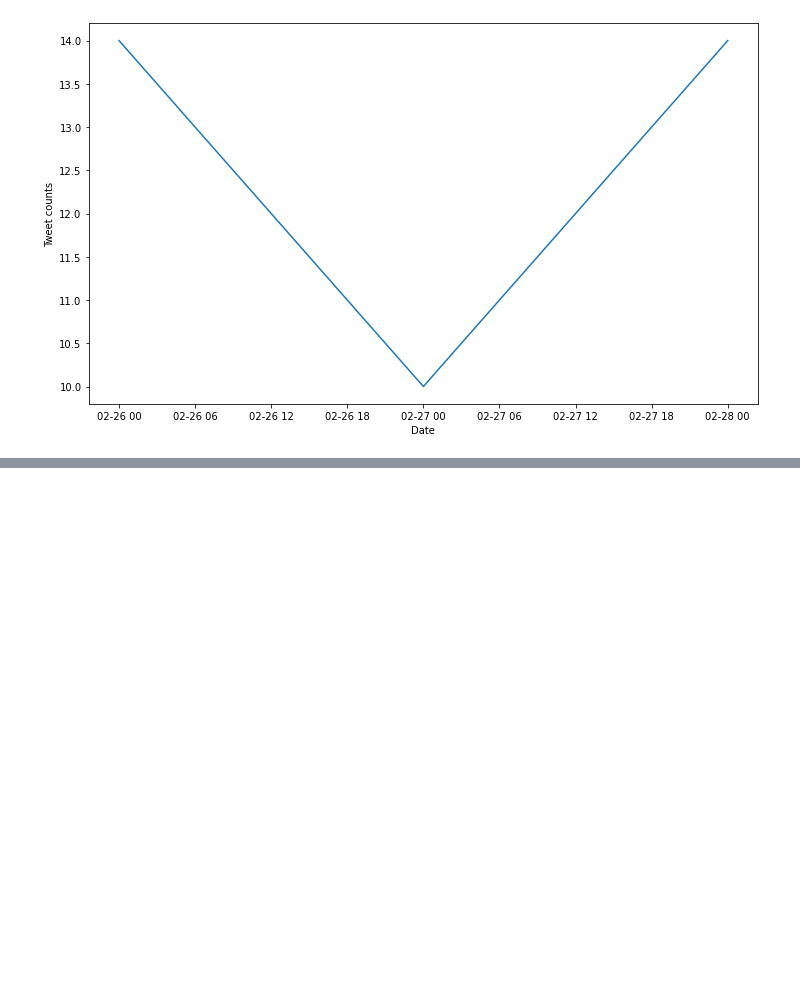
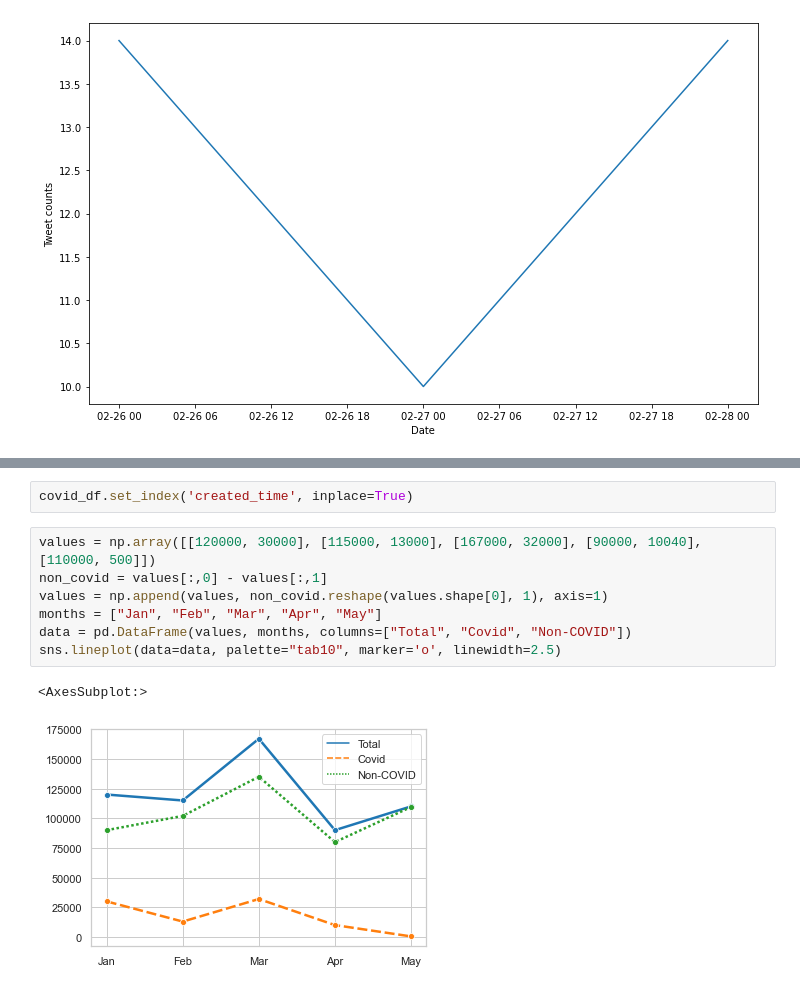
Before and after one commit to cmplx-xyttmt/covid19-uganda-twitter-data-analysis, a Jupyter notebook: Ugandan Tweets Analysis.ipynb, the cells around one changed output, grey strips where cells are left out. Saved outputs shown, nothing was run; the diff lists cells and outputs as text; blank space fills up the shorter version.

```diff
--- a/Ugandan Tweets Analysis.ipynb
+++ b/Ugandan Tweets Analysis.ipynb
@@ -120,0 +135,12 @@ g.set(xticks=x_dates)
+# %%
+covid_df.set_index('created_time', inplace=True)
+# %%
+values = np.array([[120000, 30000], [115000, 13000], [167000, 32000], [90000, 10040], [110000, 500]])
+non_covid = values[:,0] - values[:,1]
+values = np.append(values, non_covid.reshape(values.shape[0], 1), axis=1)
+months = ["Jan", "Feb", "Mar", "Apr", "May"]
+data = pd.DataFrame(values, months, columns=["Total", "Covid", "Non-COVID"])
+sns.lineplot(data=data, palette="tab10", marker='o', linewidth=2.5)
+# %% [output]
+<AxesSubplot:>
+[figure, added]
```
Also changed, not shown: parts of 21 cells of this notebook.
